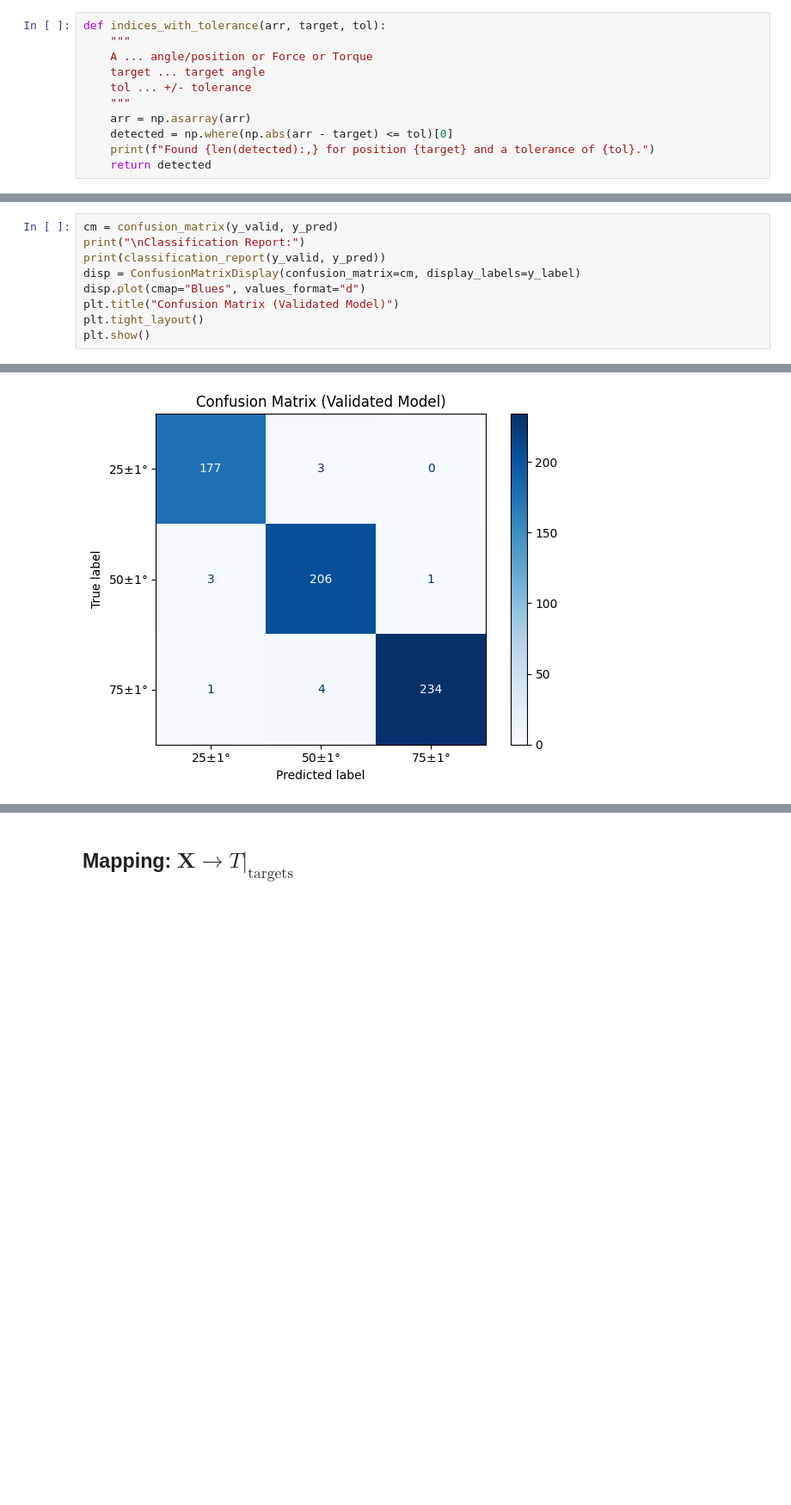
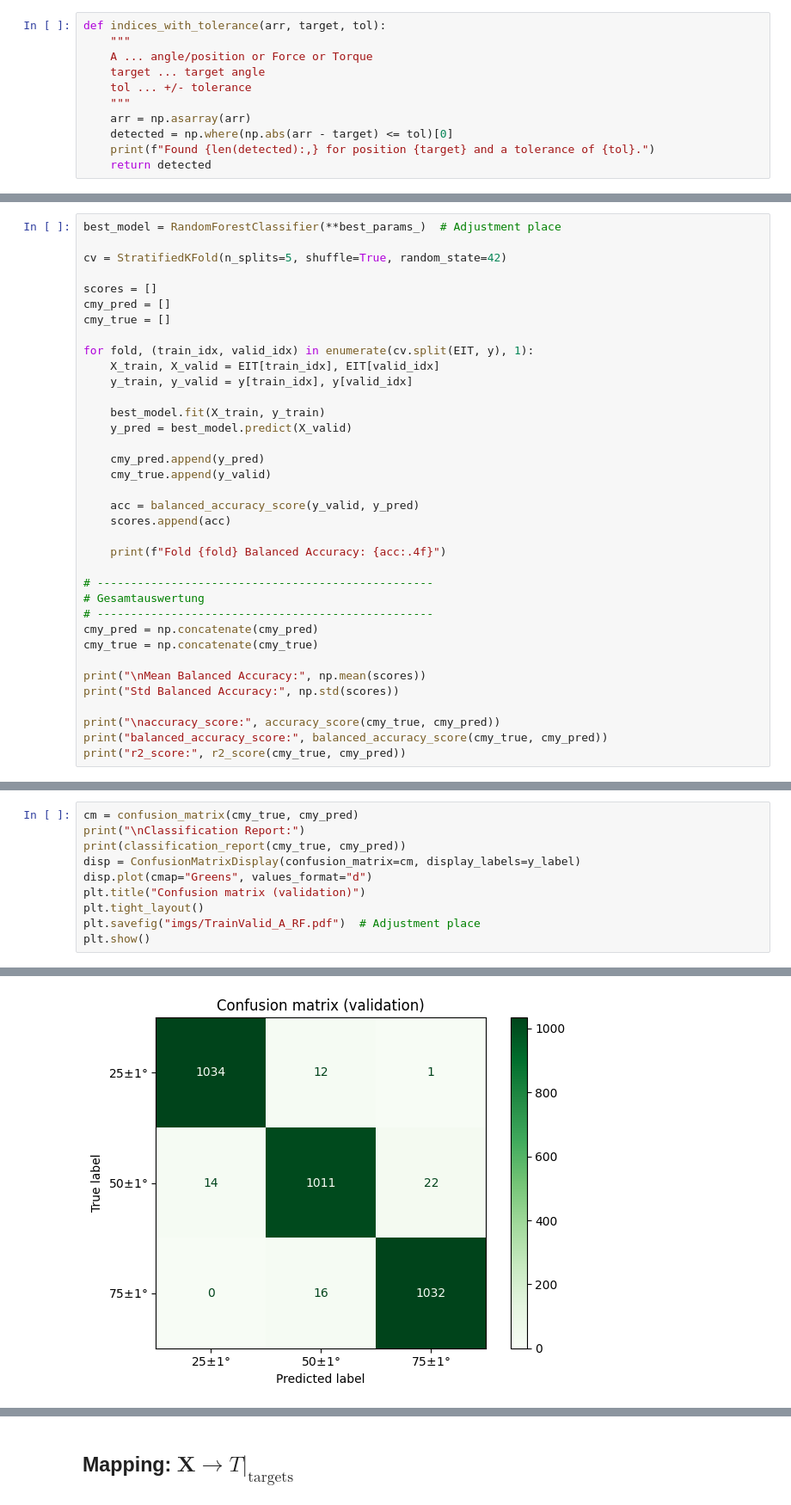
Before and after one commit to EITLabworks/Data-Driven-Force-Estimation-of-the-Thigh-Muscles-using-Electrical-Impedance-Measurements, a Jupyter notebook: RF.ipynb, the cells around one changed output, grey strips where cells are left out. Shown at 86% size. Drawn from its saved outputs; the diff is of its cells as text; blank space fills up the shorter version.

```diff
--- a/RF.ipynb
+++ b/RF.ipynb
@@ -130,0 +125,36 @@ accuracy_score(y_valid, y_pred)
+# %%
+best_model = RandomForestClassifier(**best_params_)  # Adjustment place
+
+cv = StratifiedKFold(n_splits=5, shuffle=True, random_state=42)
+
+scores = []
+cmy_pred = []
+cmy_true = []
+
+for fold, (train_idx, valid_idx) in enumerate(cv.split(EIT, y), 1):
+    X_train, X_valid = EIT[train_idx], EIT[valid_idx]
+    y_train, y_valid = y[train_idx], y[valid_idx]
+
+    best_model.fit(X_train, y_train)
+    y_pred = best_model.predict(X_valid)
+
+    cmy_pred.append(y_pred)
+    cmy_true.append(y_valid)
+
+    acc = balanced_accuracy_score(y_valid, y_pred)
+    scores.append(acc)
+
+    print(f"Fold {fold} Balanced Accuracy: {acc:.4f}")
+
+# --------------------------------------------------
+# Gesamtauswertung
+# --------------------------------------------------
+cmy_pred = np.concatenate(cmy_pred)
+cmy_true = np.concatenate(cmy_true)
+
+print("\nMean Balanced Accuracy:", np.mean(scores))
+print("Std Balanced Accuracy:", np.std(scores))
+
+print("\naccuracy_score:", accuracy_score(cmy_true, cmy_pred))
+print("balanced_accuracy_score:", balanced_accuracy_score(cmy_true, cmy_pred))
+print("r2_score:", r2_score(cmy_true, cmy_pred))
@@ -131,11 +174,12 @@ accuracy_score(y_valid, y_pred)
 # %%
-cm = confusion_matrix(y_valid, y_pred)
+cm = confusion_matrix(cmy_true, cmy_pred)
 print("\nClassification Report:")
-print(classification_report(y_valid, y_pred))
+print(classification_report(cmy_true, cmy_pred))
 disp = ConfusionMatrixDisplay(confusion_matrix=cm, display_labels=y_label)
-disp.plot(cmap="Blues", values_format="d")
-plt.title("Confusion Matrix (Validated Model)")
+disp.plot(cmap="Greens", values_format="d")
+plt.title("Confusion matrix (validation)")
 plt.tight_layout()
+plt.savefig("imgs/TrainValid_A_RF.pdf")  # Adjustment place
 plt.show()
 # %% [output]
 Classification Report:
@@ -151 +195 @@ weighted avg       0.98      0.98      0.98       629
-[figure, old version]
+[figure, new version]
```
Also changed, not shown: parts of 52 cells of this notebook, 17 other files.
